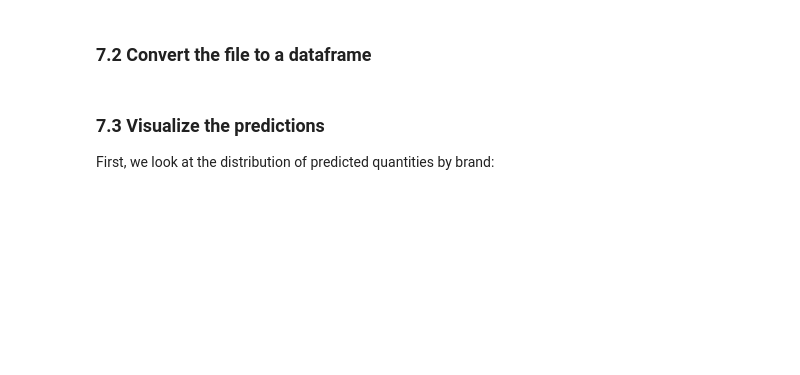
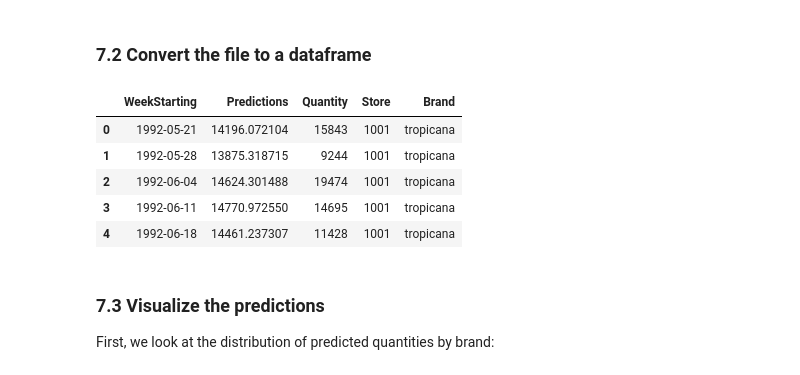
Before and after one commit to microsoft/solution-accelerator-many-models, a Jupyter notebook: Custom_Script/03_Forecasting_Pipeline.ipynb, the cells around one changed output. Cells and saved outputs as stored; diff of their text form; code cells hidden in the pictures; blank space fills up the shorter version.

```diff
--- a/Custom_Script/03_Forecasting_Pipeline.ipynb
+++ b/Custom_Script/03_Forecasting_Pipeline.ipynb
@@ -175,10 +199,18 @@ file_path
 # %%
 import pandas as pd
 
 df = pd.read_csv(file_path + '/parallel_run_step.txt', sep=" ", header=None)
-df.columns = ['WeekStarting', 'Predictions', 'Store', 'Brand']
-df['WeekStarting'] = [d.date() for d in pd.to_datetime(df['WeekStarting'])]
+df.columns = ['WeekStarting', 'Predictions', 'Quantity', 'Store', 'Brand']
+df['WeekStarting'] = pd.to_datetime(df['WeekStarting'])
+# df['WeekStarting'] = [d.date() for d in pd.to_datetime(df['WeekStarting'])]
 df.head()
+# %% [output]
+|  | WeekStarting | Predictions | Quantity | Store | Brand |
+| 0 | 1992-05-21 | 14196.072104 | 15843 | 1001 | tropicana |
+| 1 | 1992-05-28 | 13875.318715 | 9244 | 1001 | tropicana |
+| 2 | 1992-06-04 | 14624.301488 | 19474 | 1001 | tropicana |
+| 3 | 1992-06-11 | 14770.972550 | 14695 | 1001 | tropicana |
+| 4 | 1992-06-18 | 14461.237307 | 11428 | 1001 | tropicana |
 # %% [markdown]
 ### 7.3 Visualize the predictions
 First, we look at the distribution of predicted quantities by brand:
```
Also changed, not shown: parts of 14 cells of this notebook, 7 other files.
